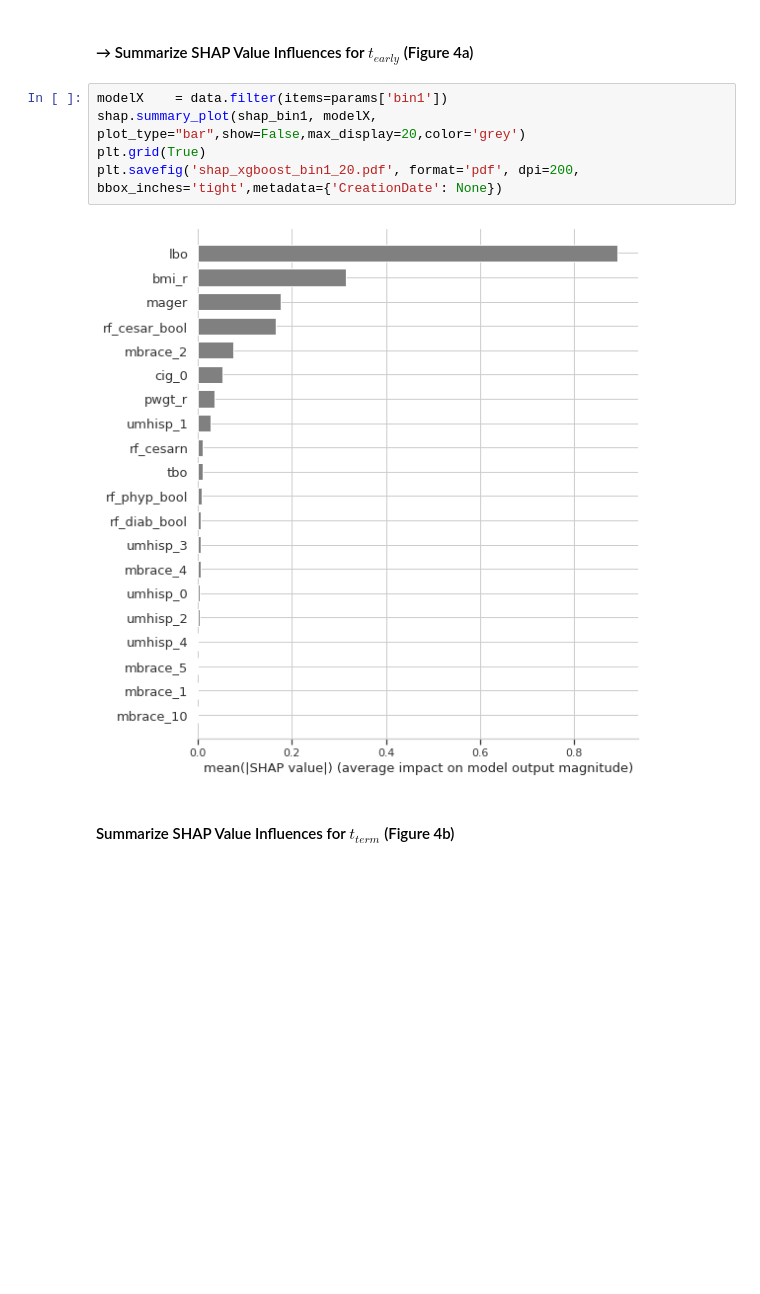
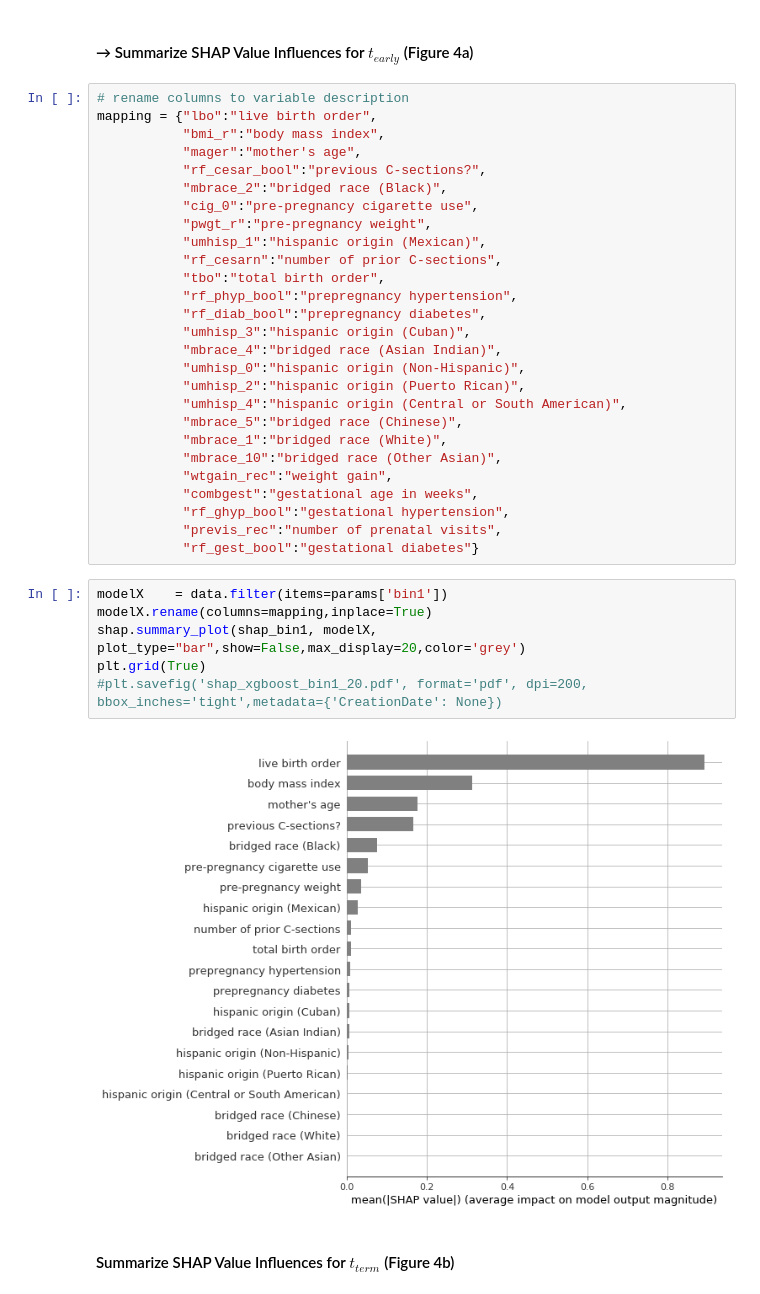
Before and after one commit to utkoomie/delivery-mode, a Jupyter notebook: deliveryMode.ipynb, the cells around one changed output. Cells and saved outputs as stored; diff of their text form; blank space fills up the shorter version.

Commit message:
update shap value influence figures with expanded variable description

```diff
--- a/deliveryMode.ipynb
+++ b/deliveryMode.ipynb
@@ -382,12 +382,40 @@ Total time to compute SHAP values for t_term = 26.903 (secs)
 # %% [markdown]
 ####  &rarr; Summarize SHAP Value Influences for $t_{early}$ (Figure 4a)
+# %%
+# rename columns to variable description
+mapping = {"lbo":"live birth order",
+           "bmi_r":"body mass index",
+           "mager":"mother's age",
+           "rf_cesar_bool":"previous C-sections?",
+           "mbrace_2":"bridged race (Black)",
+           "cig_0":"pre-pregnancy cigarette use",
+           "pwgt_r":"pre-pregnancy weight",
+           "umhisp_1":"hispanic origin (Mexican)",
+           "rf_cesarn":"number of prior C-sections",
+           "tbo":"total birth order",
+           "rf_phyp_bool":"prepregnancy hypertension",
+           "rf_diab_bool":"prepregnancy diabetes",
+           "umhisp_3":"hispanic origin (Cuban)",
+           "mbrace_4":"bridged race (Asian Indian)",
+           "umhisp_0":"hispanic origin (Non-Hispanic)",
+           "umhisp_2":"hispanic origin (Puerto Rican)",
+           "umhisp_4":"hispanic origin (Central or South American)",
+           "mbrace_5":"bridged race (Chinese)",
+           "mbrace_1":"bridged race (White)",
+           "mbrace_10":"bridged race (Other Asian)",
+           "wtgain_rec":"weight gain",
+           "combgest":"gestational age in weeks",
+           "rf_ghyp_bool":"gestational hypertension",
+           "previs_rec":"number of prenatal visits",
+           "rf_gest_bool":"gestational diabetes"}
 # %%
 modelX    = data.filter(items=params['bin1'])
+modelX.rename(columns=mapping,inplace=True)
 shap.summary_plot(shap_bin1, modelX, plot_type="bar",show=False,max_display=20,color='grey')
 plt.grid(True)
-plt.savefig('shap_xgboost_bin1_20.pdf', format='pdf', dpi=200, bbox_inches='tight',metadata={'CreationDate': None})
+#plt.savefig('shap_xgboost_bin1_20.pdf', format='pdf', dpi=200, bbox_inches='tight',metadata={'CreationDate': None})
 # %% [output]
-[figure, old version]
+[figure, new version]
 # %% [markdown]
 #### Summarize SHAP Value Influences for $t_{term}$ (Figure 4b)
 # %%
```
Also changed, not shown: parts of 2 cells of this notebook, 2 other files.
